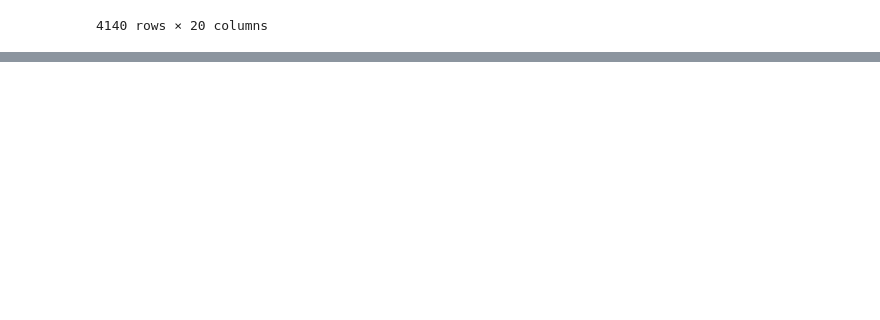
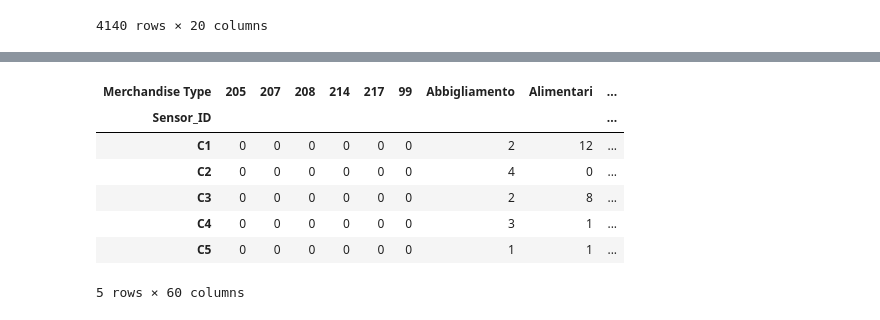
Before and after one commit to TiagoFilipeSousaGoncalves/wdl-tech-moguls, a Jupyter notebook: finals/stuff_tiago.ipynb, the cells around one changed output, grey strips where cells are left out. Saved outputs shown, nothing was run; the diff lists cells and outputs as text; code cells hidden in the pictures; blank space fills up the shorter version.

```diff
--- a/finals/stuff_tiago.ipynb
+++ b/finals/stuff_tiago.ipynb
@@ -320,0 +356,18 @@ distances.to_csv("data/distances_sensors_pois.csv")
+# %%
+# Group by number of counts per category
+thresh_w_mapping = pd.read_csv("data/thresh_df_0.1.csv")
+
+
+sensor_categ = thresh_w_mapping.groupby(['Sensor_ID', 'Merchandise Type'])['is_below_threshold'].sum().reset_index()
+sensor_categ = sensor_categ.pivot_table(index = "Sensor_ID", columns = "Merchandise Type", values = "is_below_threshold")
+
+sensor_categ
+# %% [output]
+| Merchandise Type | 205 | 207 | 208 | 214 | 217 | 99 | Abbigliamento | Alimentari | ... |
+| Sensor_ID |  |  |  |  |  |  |  |  | ... |
+| C1 | 0 | 0 | 0 | 0 | 0 | 0 | 2 | 12 | ... |
+| C2 | 0 | 0 | 0 | 0 | 0 | 0 | 4 | 0 | ... |
+| C3 | 0 | 0 | 0 | 0 | 0 | 0 | 2 | 8 | ... |
+| C4 | 0 | 0 | 0 | 0 | 0 | 0 | 3 | 1 | ... |
+| C5 | 0 | 0 | 0 | 0 | 0 | 0 | 1 | 1 | ... |
+5 rows × 60 columns
```
Also changed, not shown: parts of 3 cells of this notebook, 1 other file.
